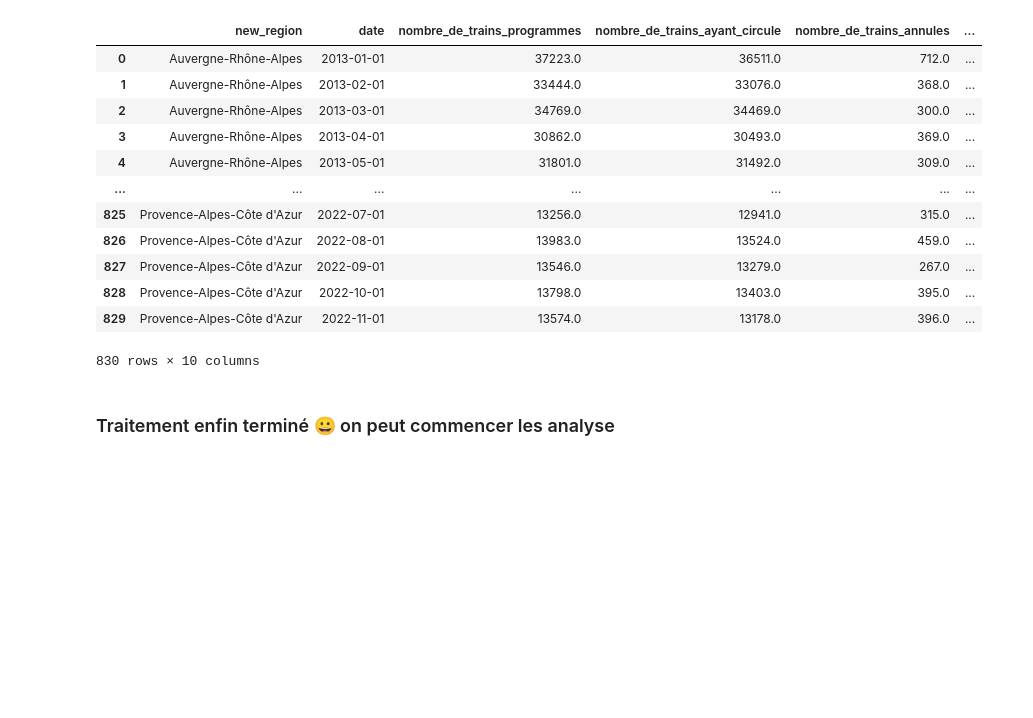
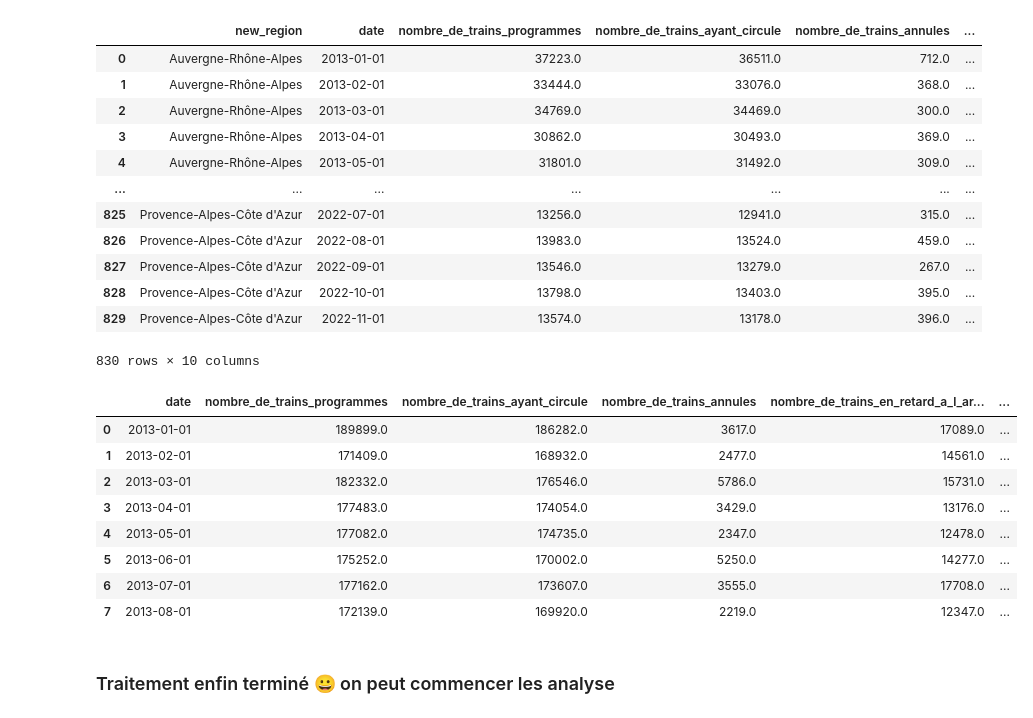
Before and after one commit to gbiaou/Projet_Python_SNCF, a Jupyter notebook: Regularite_des_trains/Recuperation_données_regularité.ipynb, the cells around one changed output. Cells and saved outputs as stored; diff of their text form; code cells hidden in the pictures; blank space fills up the shorter version.

```diff
--- a/Regularite_des_trains/Recuperation_données_regularité.ipynb
+++ b/Regularite_des_trains/Recuperation_données_regularité.ipynb
@@ -358,10 +358,21 @@ df_final['mois'] = df_final['date'].dt.month
 # %%
 #agregation au niveau de toute la France
 df_final_france=df_new.groupby(['date'],as_index=False)
+df_final_france=df_final_france.sum()
 #recalcul du taux de régularité basé sur les 11 régions de 2013 à 2022
 df_final_france['taux_de_regularite']=100*(df_final_france['nombre_de_trains_ayant_circule']-df_final_france['nombre_de_trains_en_retard_a_l_arrivee'])/df_final_france['nombre_de_trains_ayant_circule']
 df_final_france['nombre_de_trains_a_l_heure_pour_un_train_en_retard_a_l_arrivee']=(df_final_france['nombre_de_trains_ayant_circule']-df_final_france['nombre_de_trains_en_retard_a_l_arrivee'])/df_final_france['nombre_de_trains_en_retard_a_l_arrivee']
 #restructuration des deux dernière colonnes
 df_final_france['annee'] = df_final_france['date'].dt.year
 df_final_france['mois'] = df_final_france['date'].dt.month
-#df_final.head(8) #inspection du
+df_final_france.head(8) #inspection de la base
+# %% [output]
+|  | date | nombre_de_trains_programmes | nombre_de_trains_ayant_circule | nombre_de_trains_annules | nombre_de_trains_en_retard_a_l_ar... | ... |
+| 0 | 2013-01-01 | 189899.0 | 186282.0 | 3617.0 | 17089.0 | ... |
+| 1 | 2013-02-01 | 171409.0 | 168932.0 | 2477.0 | 14561.0 | ... |
+| 2 | 2013-03-01 | 182332.0 | 176546.0 | 5786.0 | 15731.0 | ... |
+| 3 | 2013-04-01 | 177483.0 | 174054.0 | 3429.0 | 13176.0 | ... |
+| 4 | 2013-05-01 | 177082.0 | 174735.0 | 2347.0 | 12478.0 | ... |
+| 5 | 2013-06-01 | 175252.0 | 170002.0 | 5250.0 | 14277.0 | ... |
+| 6 | 2013-07-01 | 177162.0 | 173607.0 | 3555.0 | 17708.0 | ... |
+| 7 | 2013-08-01 | 172139.0 | 169920.0 | 2219.0 | 12347.0 | ... |
```
Also changed, not shown: parts of 4 cells of this notebook.
